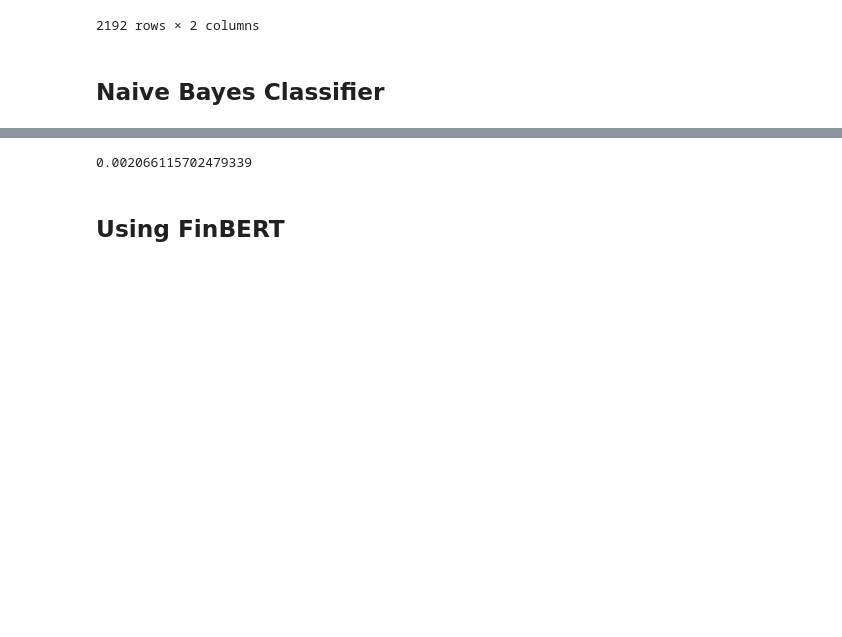
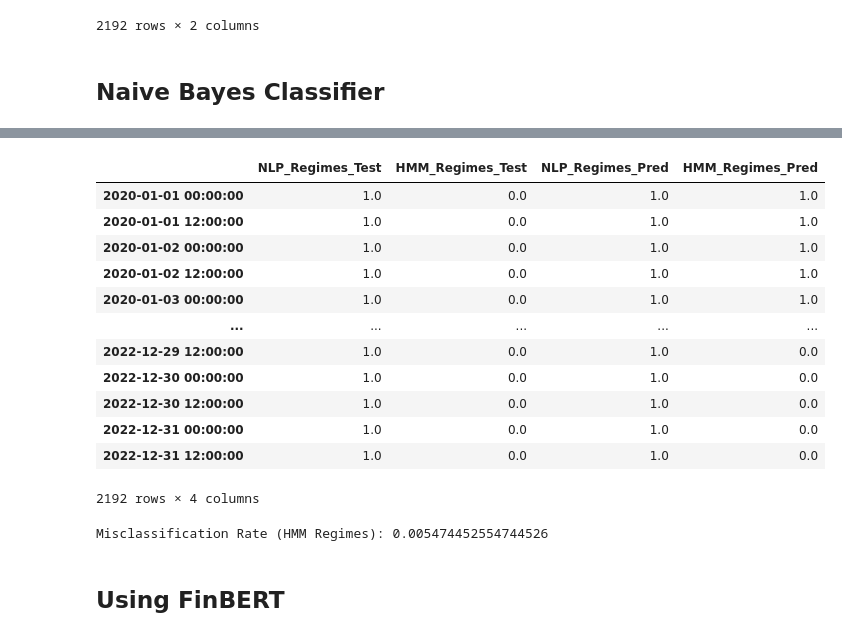
Before and after one commit to uday-31/regime-modeling-with-NLP, a Jupyter notebook: working_notebook_dhruv.ipynb, the cells around one changed output, grey strips where cells are left out. Cells and saved outputs as stored; diff of their text form; code cells hidden in the pictures; blank space fills up the shorter version.

```diff
--- a/working_notebook_dhruv.ipynb
+++ b/working_notebook_dhruv.ipynb
@@ -347,14 +383,44 @@ print(np.sum(y_pred_nlp != nlp_regimes_test.NLP_Regimes_Test.values) / y_pred_nl
 # %%
 y_pred_hmm = do_all_NBC(
     r_values_train.values.reshape(-1, 1),
     hmm_regimes_train.HMM_Regimes_Train.values,
     r_values_test.values.reshape(-1, 1),
 )
-y_pred_hmm
 
-print(np.sum(y_pred_hmm != hmm_regimes_test.HMM_Regimes_Test.values) / y_pred_hmm.shape[0])
+y_pred_hmm = pd.DataFrame.from_dict({
+    'HMM_Regimes_Pred': y_pred_hmm
+}).set_index(pd.to_datetime(r_values_test.index))
+
+test_regimes = pd.merge(
+    left=test_regimes,
+    right=y_pred_hmm,
+    how="left",
+    left_index=True,
+    right_index=True,
+).bfill()
+
+test_regimes.HMM_Regimes_Pred = test_regimes.HMM_Regimes_Pred.ffill()
+
+display(test_regimes)
+
+misc_rate_hmm = np.sum(test_regimes.HMM_Regimes_Pred != test_regimes.HMM_Regimes_Test) / test_regimes.shape[0]
+
+print(f"Misclassification Rate (HMM Regimes): {misc_rate_hmm}")
 # %% [output]
+|  | NLP_Regimes_Test | HMM_Regimes_Test | NLP_Regimes_Pred | HMM_Regimes_Pred |
+| 2020-01-01 00:00:00 | 1.0 | 0.0 | 1.0 | 1.0 |
+| 2020-01-01 12:00:00 | 1.0 | 0.0 | 1.0 | 1.0 |
+| 2020-01-02 00:00:00 | 1.0 | 0.0 | 1.0 | 1.0 |
+| 2020-01-02 12:00:00 | 1.0 | 0.0 | 1.0 | 1.0 |
+| 2020-01-03 00:00:00 | 1.0 | 0.0 | 1.0 | 1.0 |
+| ... | ... | ... | ... | ... |
+| 2022-12-29 12:00:00 | 1.0 | 0.0 | 1.0 | 0.0 |
+| 2022-12-30 00:00:00 | 1.0 | 0.0 | 1.0 | 0.0 |
+| 2022-12-30 12:00:00 | 1.0 | 0.0 | 1.0 | 0.0 |
+| 2022-12-31 00:00:00 | 1.0 | 0.0 | 1.0 | 0.0 |
+| 2022-12-31 12:00:00 | 1.0 | 0.0 | 1.0 | 0.0 |
-0.002066115702479339
+2192 rows × 4 columns
+Misclassification Rate (HMM Regimes): 0.005474452554744526
 # %% [markdown]
 ## Using FinBERT
 # %%
```
Also changed, not shown: parts of 7 cells of this notebook.
